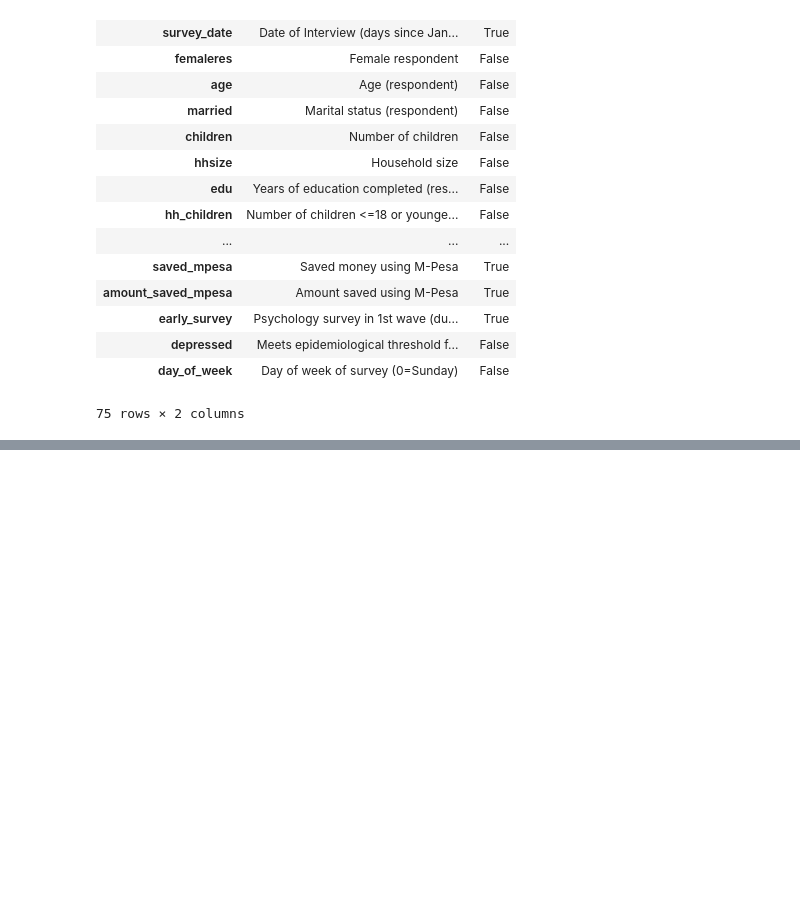
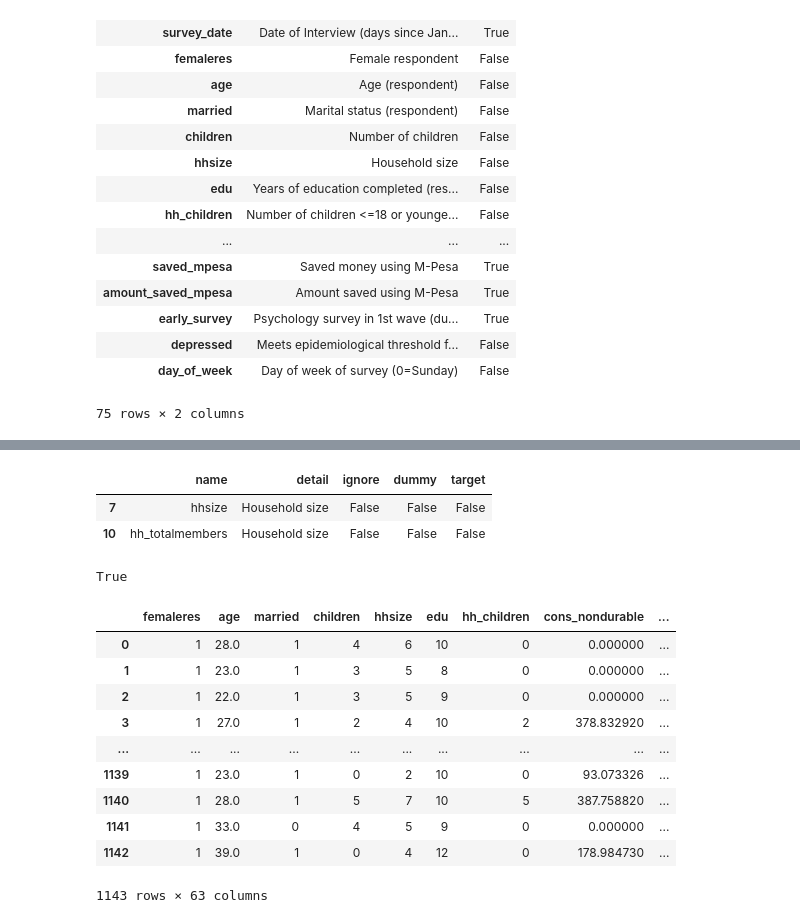
Before and after one commit to leksval/ML-Python-Notebook, a Jupyter notebook: Python Course/PythonCourse4- Pandas.ipynb, the cells around one changed output, grey strips where cells are left out. Saved outputs shown, nothing was run; the diff lists cells and outputs as text; code cells hidden in the pictures; blank space fills up the shorter version.

```diff
--- a/Python Course/PythonCourse4- Pandas.ipynb
+++ b/Python Course/PythonCourse4- Pandas.ipynb
@@ -117,0 +301,32 @@ expl[expl['ignor']]
+# %%
+# wydobywamy tylko te wiersze dla których nazwa zawiera 'hhsize', 'hh_totalmembers' elementwise
+variables[variables['name'].isin(['hhsize', 'hh_totalmembers'])]
+# %% [output]
+|  | name | detail | ignore | dummy | target |
+| 7 | hhsize | Household size | False | False | False |
+| 10 | hh_totalmembers | Household size | False | False | False |
+# %%
+# Czy dla wszystkich elementów datafarame ...
+all((df['hhsize'] == df['hh_totalmembers'])|
+df['hh_totalmembers'].isna())
+# problem jest z tym że Nan != Nan  więc trzeba użyć | ...
+# %% [output]
+True
+# %%
+df.drop(columns = 'hh_totalmembers', inplace = True)
+# drop() zwraca nowy dataframe pozbawiony jednej kolumny
+# jeśli chce się zmienić orginał trzeba dodać parametr inplace = True (jest to jednorazowego użytku)
+# %%
+df
+# %% [output]
+|  | femaleres | age | married | children | hhsize | edu | hh_children | cons_nondurable | ... |
+| 0 | 1 | 28.0 | 1 | 4 | 6 | 10 | 0 | 0.000000 | ... |
+| 1 | 1 | 23.0 | 1 | 3 | 5 | 8 | 0 | 0.000000 | ... |
+| 2 | 1 | 22.0 | 1 | 3 | 5 | 9 | 0 | 0.000000 | ... |
+| 3 | 1 | 27.0 | 1 | 2 | 4 | 10 | 2 | 378.832920 | ... |
+| ... | ... | ... | ... | ... | ... | ... | ... | ... | ... |
+| 1139 | 1 | 23.0 | 1 | 0 | 2 | 10 | 0 | 93.073326 | ... |
+| 1140 | 1 | 28.0 | 1 | 5 | 7 | 10 | 5 | 387.758820 | ... |
+| 1141 | 1 | 33.0 | 0 | 4 | 5 | 9 | 0 | 0.000000 | ... |
+| 1142 | 1 | 39.0 | 1 | 0 | 4 | 12 | 0 | 178.984730 | ... |
+1143 rows × 63 columns
```
Also changed, not shown: parts of 24 cells of this notebook.
